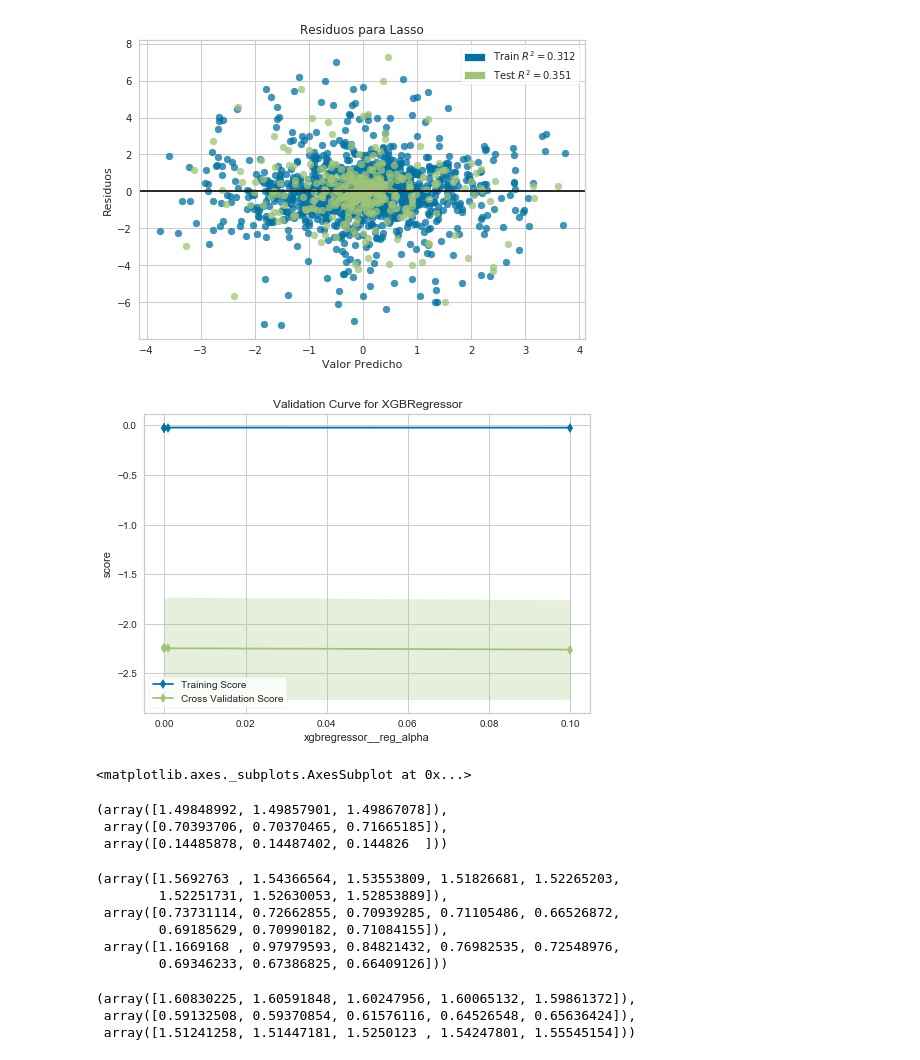
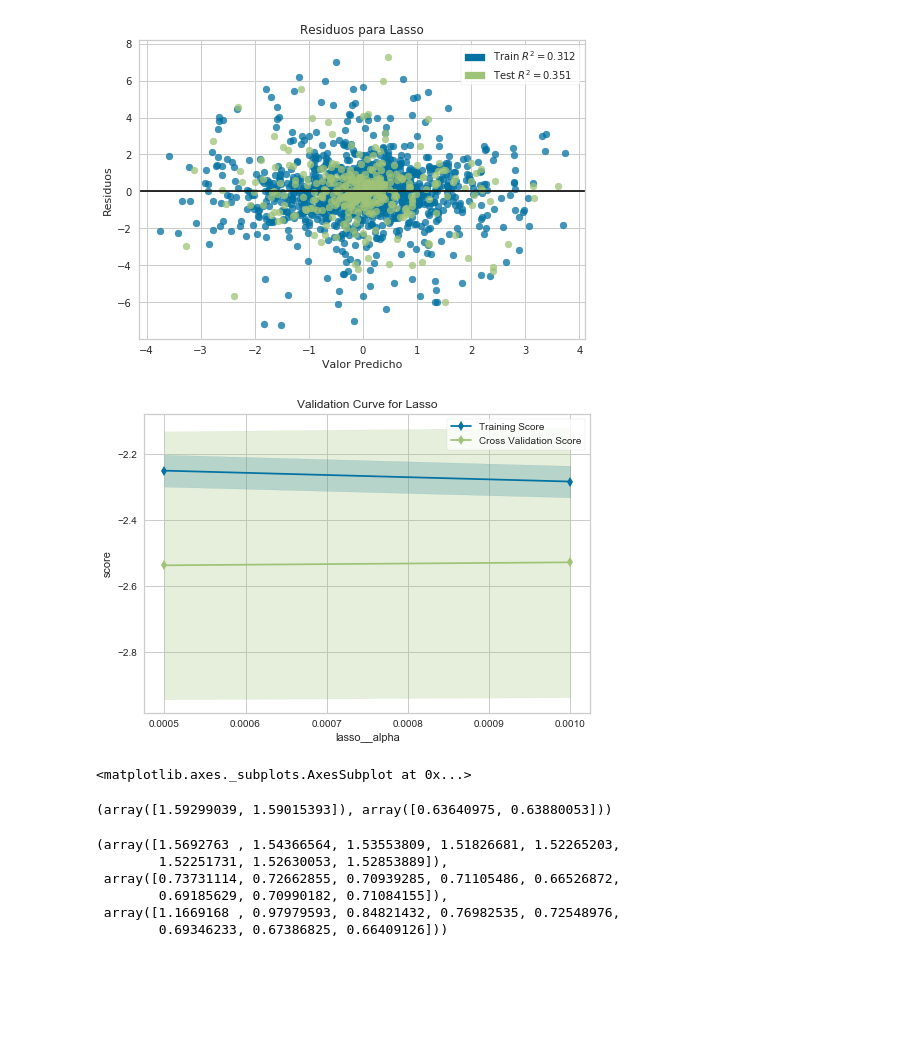
Before and after one commit to victorfica/Master-thesis, a Jupyter notebook: notebooks/abpred_model_stacking_2020.ipynb, the cells around one changed output. Saved outputs shown, nothing was run; the diff lists cells and outputs as text; code cells hidden in the pictures; blank space fills up the shorter version.

```diff
--- a/notebooks/abpred_model_stacking_2020.ipynb
+++ b/notebooks/abpred_model_stacking_2020.ipynb
@@ -120,5 +138,5 @@ sns.heatmap(cm, cbar=True, annot=True, square=True, fmt='.2f', annot_kws={'size'
 # %%
-sns.set(font_scale=1)
+#sns.set(font_scale=1)
 
 plt.subplots(figsize=(15, 5))
 
@@ -135,5 +153,4 @@ g = sns.regplot(x=train['van_der_waals_change'], y=train['ddG'], fit_reg=False).
 # %%
-sns.set(font_scale=1)
 
 plt.subplots(figsize=(15, 5))
 
@@ -150,5 +167,4 @@ g = sns.regplot(x=train['solvation_hydrophobic_change'], y=train['ddG'], fit_reg
 # %%
-sns.set(font_scale=1)
 
 plt.subplots(figsize=(15, 5))
 
@@ -381,25 +412,21 @@ Text(0, 0.5, 'Residuos')
 # %%
 import numpy as np
 
 from yellowbrick.model_selection import ValidationCurve
 
 #2)
-pipeline1 = make_pipeline(interactions,variance,skewness,zeroth,
-                      XGBRegressor(colsample_bytree=0.6, gamma=0,
-                             learning_rate=0.07, max_depth=8,
-                             min_child_weight=20, n_estimators=1000,
-                             reg_alpha=0.000005, reg_lambda=100,
-                             subsample=0.9,random_state =7, nthread=-1,objective='reg:squarederror'))
+pipeline1 = make_pipeline(interactions,variance,skewness,zeroth,MinMaxScaler(),
+                      Lasso(alpha=0.001,normalize=False,fit_intercept=True,random_state=1))
 
 # Extract the instances and target
 viz = ValidationCurve(
-    pipeline1, njobs=-1,param_name="xgbregressor__reg_alpha",
-    param_range=[0,0.000001,0.00001,0.001,0.1], cv=10, scoring="neg_mean_squared_error"
+    pipeline1, njobs=-1,param_name="lasso__alpha",
+    param_range=[0.0005,0.001], cv=10, scoring="neg_mean_squared_error"
 )
 #plt.ylim(0,0.6)
 # Fit and poof the visualizer
 viz.fit(X_train.values, y_train.values)
 viz.poof()
 # %% [output]
-[figure, old version]
+[figure, new version]
 <matplotlib.axes._subplots.AxesSubplot at 0x...>
@@ -406,21 +435,13 @@ viz.poof()
+# %%
+np.sqrt(-viz.test_scores_mean_),np.sqrt(viz.test_scores_std_)#,np.sqrt(-viz.train_scores_mean_),
+# %% [output]
+(array([1.59299039, 1.59015393]), array([0.63640975, 0.63880053]))
 # %%
 np.sqrt(-viz.test_scores_mean_),np.sqrt(viz.test_scores_std_),np.sqrt(-viz.train_scores_mean_),
 # %% [output]
-(array([1.49848992, 1.49857901, 1.49867078]),
- array([0.70393706, 0.70370465, 0.71665185]),
- array([0.14485878, 0.14487402, 0.144826  ]))
+(array([1.5692763 , 1.54366564, 1.53553809, 1.51826681, 1.52265203,
+        1.52251731, 1.52630053, 1.52853889]),
+ array([0.73731114, 0.72662855, 0.70939285, 0.71105486, 0.66526872,
+        0.69185629, 0.70990182, 0.71084155]),
+ array([1.1669168 , 0.97979593, 0.84821432, 0.76982535, 0.72548976,
+        0.69346233, 0.67386825, 0.66409126]))
-# %%
-np.sqrt(-viz.test_scores_mean_),np.sqrt(viz.test_scores_std_),np.sqrt(-viz.train_scores_mean_),
-# %% [output]
-(array([1.5692763 , 1.54366564, 1.53553809, 1.51826681, 1.52265203,
-        1.52251731, 1.52630053, 1.52853889]),
- array([0.73731114, 0.72662855, 0.70939285, 0.71105486, 0.66526872,
-        0.69185629, 0.70990182, 0.71084155]),
- array([1.1669168 , 0.97979593, 0.84821432, 0.76982535, 0.72548976,
-        0.69346233, 0.67386825, 0.66409126]))
-# %%
-np.sqrt(-viz.test_scores_mean_),np.sqrt(viz.test_scores_std_),np.sqrt(-viz.train_scores_mean_),
-# %% [output]
-(array([1.60830225, 1.60591848, 1.60247956, 1.60065132, 1.59861372]),
- array([0.59132508, 0.59370854, 0.61576116, 0.64526548, 0.65636424]),
- array([1.51241258, 1.51447181, 1.5250123 , 1.54247801, 1.55545154]))
```
Also changed, not shown: parts of 22 cells of this notebook.
